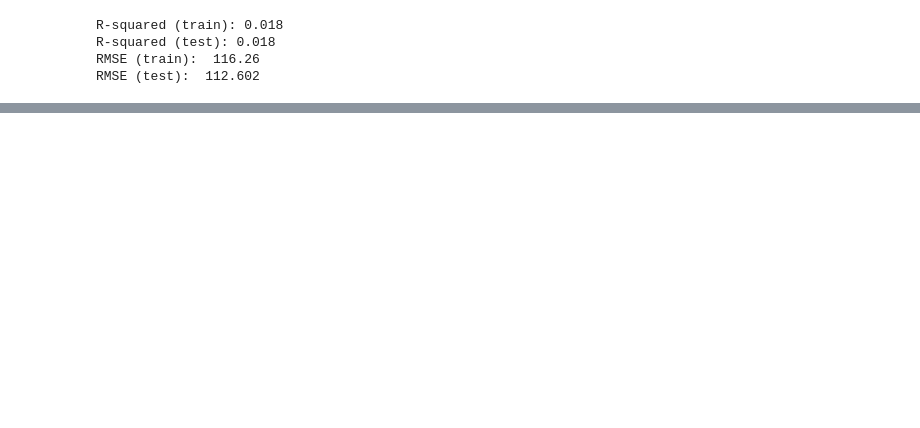
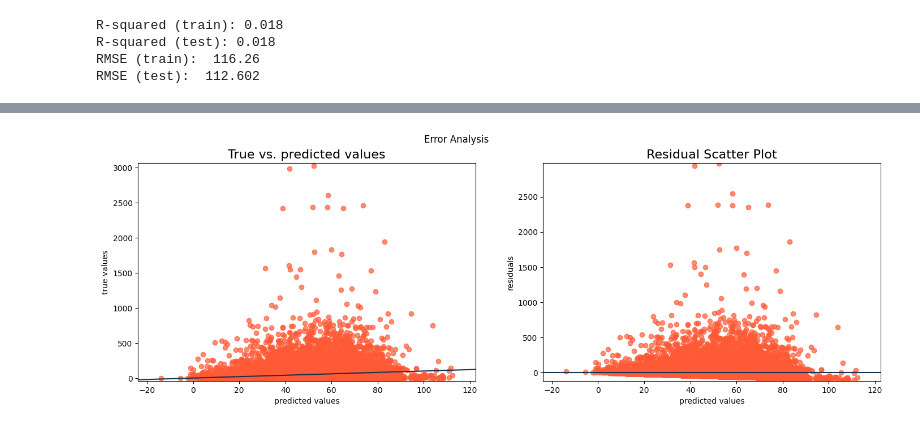
Before and after one commit to pwerden/ds-ml-flight-delay-prediction, a Jupyter notebook: models/model_base.ipynb, the cells around one changed output, grey strips where cells are left out. Drawn from its saved outputs; the diff is of its cells as text; code cells hidden in the pictures; blank space fills up the shorter version.

Commit message:
added error analysis

```diff
--- a/models/model_base.ipynb
+++ b/models/model_base.ipynb
@@ -27,5 +23,5 @@ path = d + '/data/Train_cleaned.csv'
 # %%
-df = pd.read_csv(path, sep=";")
+df = pd.read_csv('../data/Train_cleaned.csv', sep=";")
 df
 # %% [output]
 |  | DATOP | FLTID | DEPSTN | ARRSTN | STD | STA | AC | target | hour_STA | hour_STD | ... | ... |
@@ -93,0 +110,4 @@ RMSE (test):  112.602
+# %%
+prj.error_analysis(y_test, y_pred_test)
+# %% [output]
+[figure, added]
```
Also changed, not shown: parts of 7 cells of this notebook, 3 other files.
